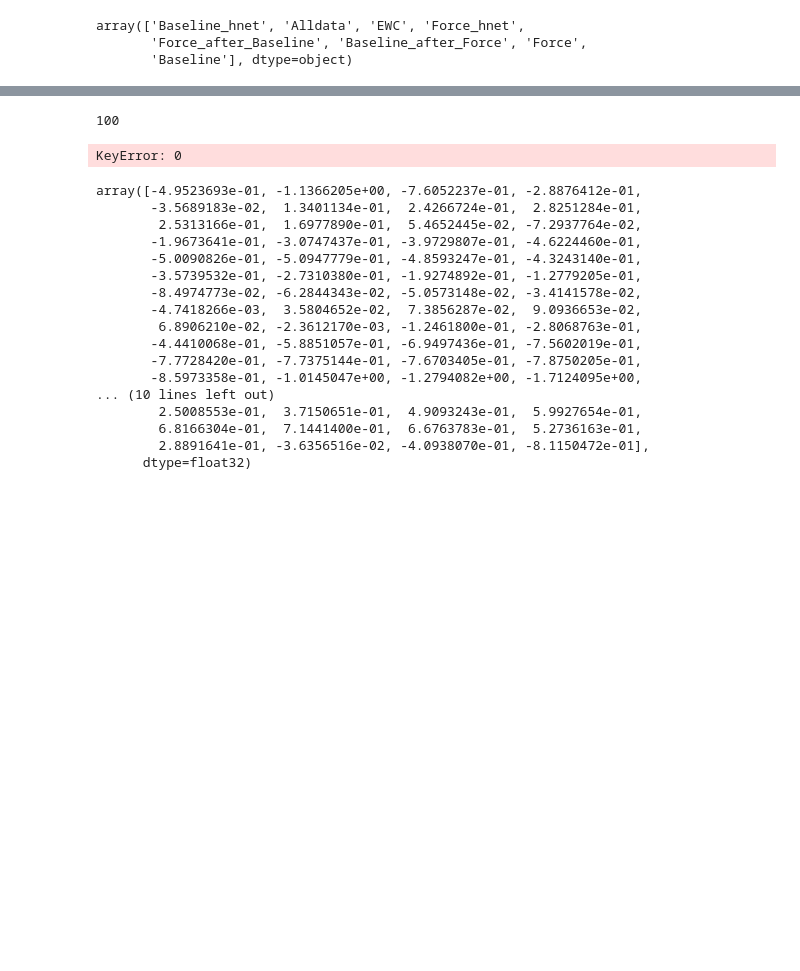
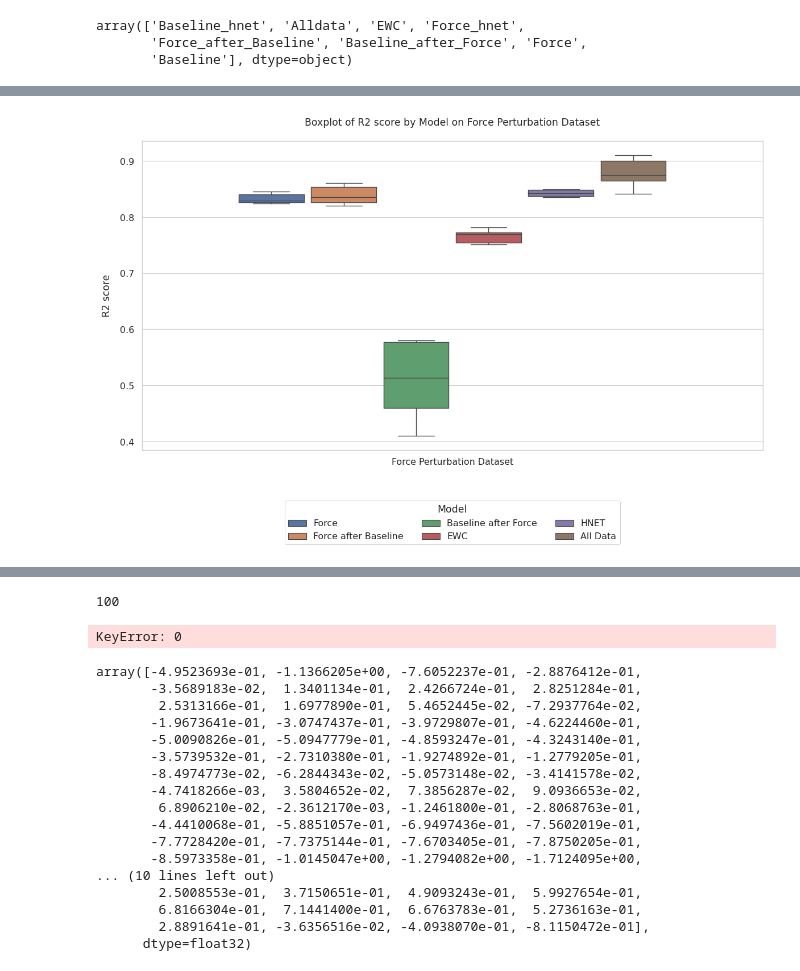
Before and after one commit to nereaiscamu/CL_UpperLimb_Control, a Jupyter notebook: Notebooks/Task1_Analysis.ipynb, the cells around one changed output, grey strips where cells are left out. Cells and saved outputs as stored; diff of their text form; code cells hidden in the pictures; blank space fills up the shorter version.

```diff
--- a/Notebooks/Task1_Analysis.ipynb
+++ b/Notebooks/Task1_Analysis.ipynb
@@ -262,3 +335,50 @@ def adjust_box_widths(g, fac):
+# %%
+# Define the order of hue categories based on the order of models
+# Define the order of hue categories based on the order of models
+hue_order = [ 'Force','Force_after_Baseline',
+             'Baseline_after_Force','EWC',
+             'Force_hnet', 'Alldata']  # Add other model names in the desired order
+
+# Define the original and desired legend labels
+original_labels = ['Force', 'Force_after_Baseline', 'Baseline_after_Force', 'EWC', 'Force_hnet', 'Alldata']
+new_labels = ['Force', 'Force after Baseline', 'Baseline after Force', 'EWC', 'HNET', 'All Data']
+
+
+set_plot_style()
+# Define a custom color palette for better differentiation
+custom_palette = sns.color_palette("husl", len(hue_order))
+
+# Set style and context for better aesthetics
+sns.set(style="whitegrid")
+sns.set_context("paper", font_scale=1.3)
+
+# Create the boxplot for the stimulation dataset
+fig = plt.figure(figsize=(12, 8))  # Adjust the figure size as needed
+sns.boxplot(x='Dataset', y='R2', hue='Model', data=results_df_adaptation,
+            hue_order=hue_order,  dodge=0.8, width=0.7)#palette=custom_palette,
+
+# Adjust legend position
+legend = plt.legend(title='Model', loc='upper center', bbox_to_anchor=(0.5, -0.15), ncol=3)
+
+# Update legend labels
+for t, l in zip(legend.texts, new_labels):
+    t.set_text(l)
+
+
+# Add a title and labels
+plt.title('Boxplot of R2 score by Model on Force Perturbation Dataset')
+plt.xlabel('')
+# Change the x-tick labels
+plt.xticks(ticks=plt.xticks()[0], labels=['Force Perturbation Dataset'])
+plt.ylabel('R2 score')
+
+# Show plot
+plt.tight_layout()
+adjust_box_widths(fig, 0.9)
+
+plt.show()
+# %% [output]
+[figure, added]
 # %%
 import seaborn as sns
 import matplotlib.pyplot as plt
```
Also changed, not shown: parts of 7 cells of this notebook, 1 other file.
